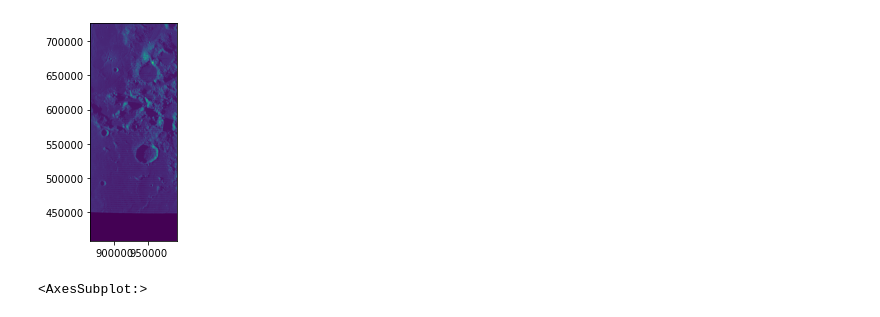
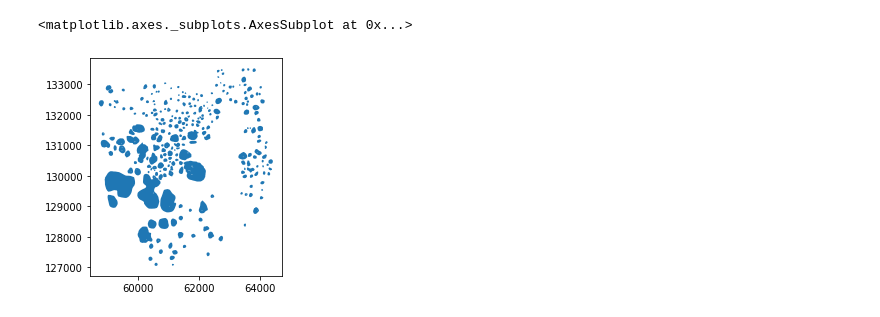
Before and after one commit to SalimFares4/Image-Segmentation, a Jupyter notebook: Code/Visualization/Processing digital elevation data for deep learning using Keras Spatial.ipynb, the cells around one changed output. Drawn from its saved outputs; the diff is of its cells as text; code cells hidden in the pictures.

```diff
--- a/Code/Visualization/Processing digital elevation data for deep learning using Keras Spatial.ipynb
+++ b/Code/Visualization/Processing digital elevation data for deep learning using Keras Spatial.ipynb
@@ -45,13 +72,8 @@ show(dem.src)
-# %%
-label_path = 'test.tif'
-labels = SpatialDataGenerator(source=label_path)
-show(labels.src)
-# %% [output]
-[figure, removed]
-<AxesSubplot:>
 # %%
-# Selecting samples within an area of interest
-# watershed_path = './data/watershed.geojson'
-# mask = gpd.read_file(watershed_path)
-# mask.plot()
+mounds_path = dem_path + 'polygons/mounds.shp'
+mask = df = gpd.read_file(mounds_path)
+mask.plot()
+# %% [output]
+<matplotlib.axes._subplots.AxesSubplot at 0x...>
+[figure, added]
 # %%
```
Also changed, not shown: parts of 13 cells of this notebook.
